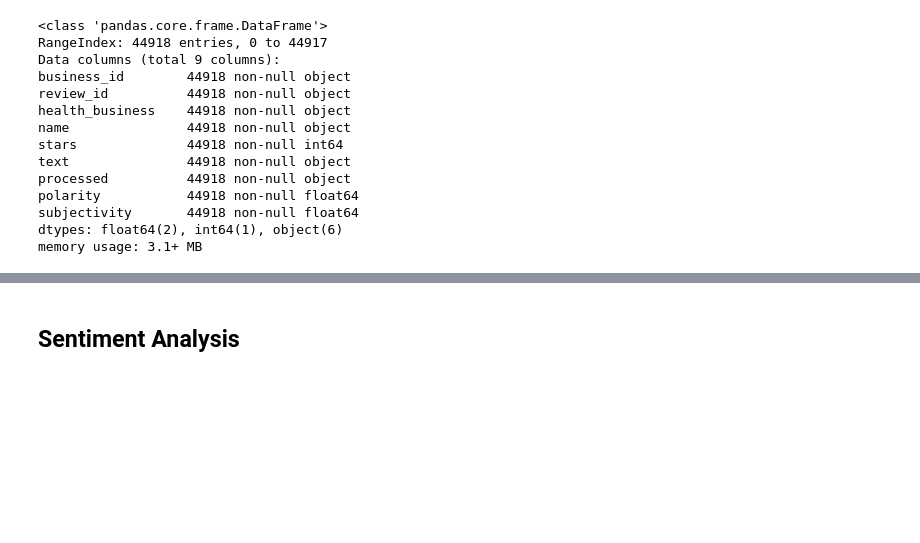
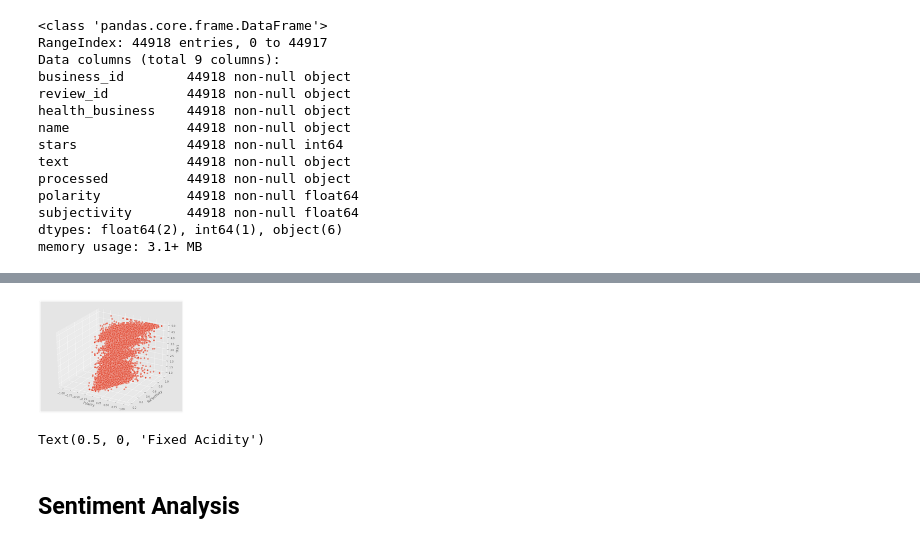
Before and after one commit to franksalas/text_classification_public_healthcare_data, a Jupyter notebook: data_exploration/EDA.ipynb, the cells around one changed output, grey strips where cells are left out. Cells and saved outputs as stored; diff of their text form; code cells hidden in the pictures; blank space fills up the shorter version.

```diff
--- a/data_exploration/EDA.ipynb
+++ b/data_exploration/EDA.ipynb
@@ -336,6 +337,41 @@ df_text.head()
 | 2 | 2hpi6pXIFf0taDIYCoNIuw | 5wf0Y31knIyBcbS7ZKrW9Q | urgent care | Healthcare Partner | 5 | This is not my primary doctor and... | this is not my primary doctor and... | 0.273214 | 0.619643 |
 | 3 | 2hpi6pXIFf0taDIYCoNIuw | pNVZVifb7FHtr7xMAbLZ4Q | urgent care | Healthcare Partner | 5 | Went there the first time for mys... | went there the first time for mys... | 0.178750 | 0.502083 |
 | 4 | 2hpi6pXIFf0taDIYCoNIuw | OfFzPtU9N0ooeQbIg6yR-g | urgent care | Healthcare Partner | 1 | Terrible assistance. I was there ... | terrible assistance i was there t... | -0.325000 | 0.825000 |
+# %%
+fig = plt.figure(figsize=(10, 8))
+ax = fig.add_subplot(111, projection='3d')
+
+xs = df_text['polarity']
+ys = df_text['subjectivity']
+zs = df_text['stars']
+ax.scatter(xs, ys, zs, s=50, alpha=0.6, edgecolors='w')
+
+ax.set_xlabel('Polarity')
+ax.set_ylabel('Subjectivity')
+ax.set_zlabel('Stars')
+plt.show()
+# %% [output]
+[figure, added]
+# %%
+fig = plt.figure(figsize=(8, 6))
+t = fig.suptitle('Wine Residual Sugar - Alcohol Content - Acidity - Type', fontsize=14)
+ax = fig.add_subplot(111, projection='3d')
+
+xs = list(df_text['polarity'])
+ys = list(df_text['subjectivity'])
+zs = list(df_text['stars'])
+data_points = [(x, y, z) for x, y, z in zip(xs, ys, zs)]
+colors = ['red' if wt == '1' else 'green' for wt in list(df_text['stars'])]
+
+for data, color in zip(data_points, colors):
+    x, y, z = data
+    ax.scatter(x, y, z, alpha=0.4, c=color, edgecolors='none', s=30)
+
+ax.set_xlabel('Residual Sugar')
+ax.set_ylabel('Alcohol')
+ax.set_zlabel('Fixed Acidity')
+# %% [output]
+Text(0.5, 0, 'Fixed Acidity')
 # %% [markdown]
 ## Sentiment Analysis
 # %%
```
Also changed, not shown: parts of 1 cell of this notebook, 7 other files.
